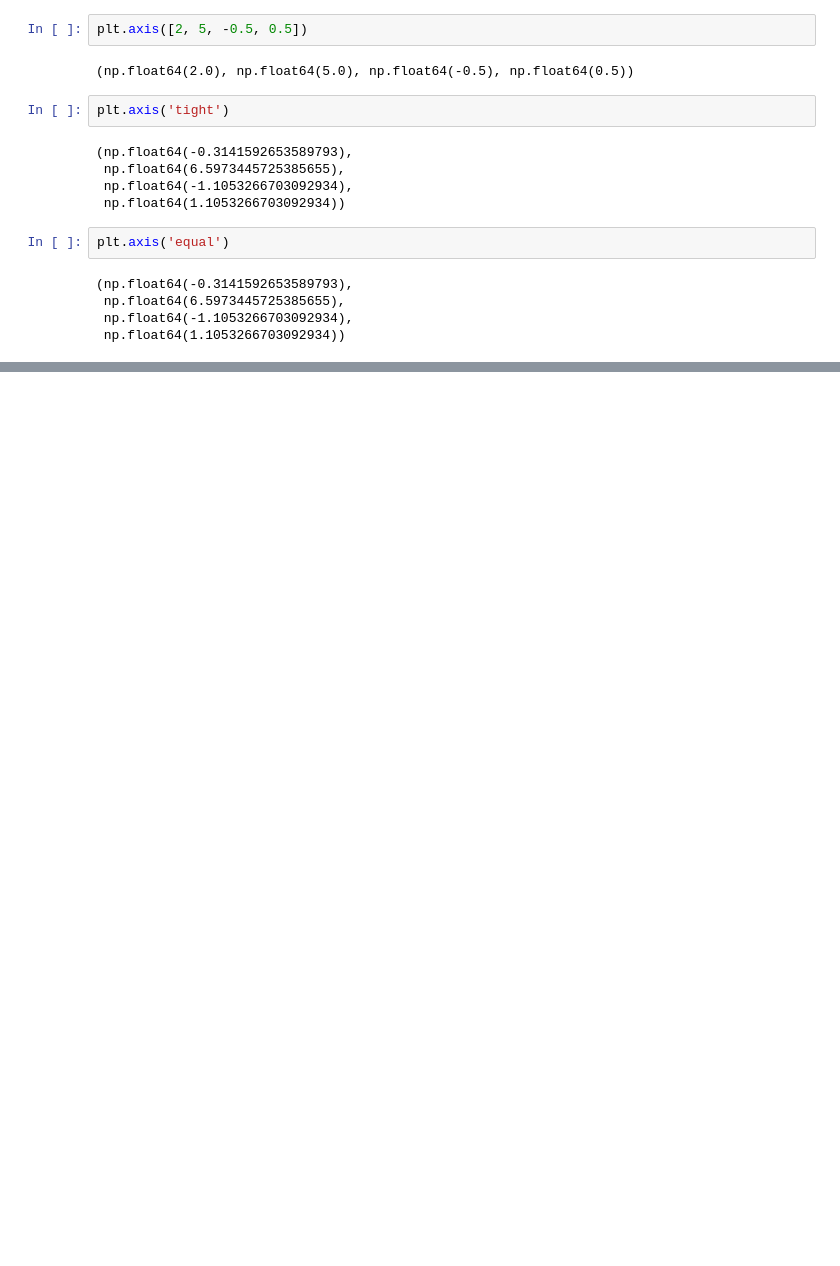
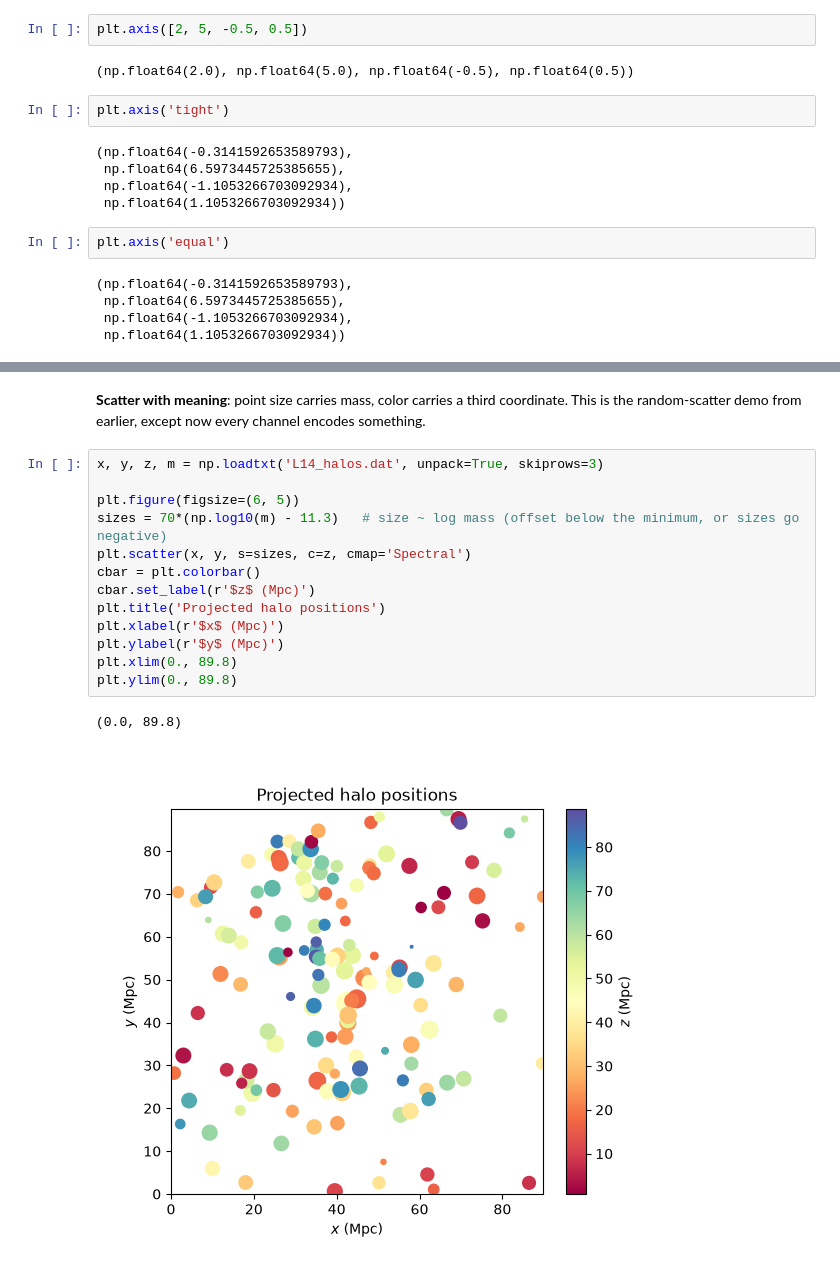
Before and after one commit to Anuva12/ast457_2026_Fall, a Jupyter notebook: lecture/01/matplotlib_demo.ipynb, the cells around one changed output, grey strips where cells are left out. Drawn from its saved outputs; the diff is of its cells as text; blank space fills up the shorter version.

```diff
--- a/lecture/01/matplotlib_demo.ipynb
+++ b/lecture/01/matplotlib_demo.ipynb
@@ -145,0 +154,20 @@ n, bins, patches = plt.hist(x, 50, density=True, facecolor='g')
+# %% [markdown]
+**Scatter with meaning**: point size carries mass, color carries a third
+coordinate. This is the random-scatter demo from earlier, except now every
+channel encodes something.
+# %%
+x, y, z, m = np.loadtxt('L14_halos.dat', unpack=True, skiprows=3)
+
+plt.figure(figsize=(6, 5))
+sizes = 70*(np.log10(m) - 11.3)   # size ~ log mass (offset below the minimum, or sizes go negative)
+plt.scatter(x, y, s=sizes, c=z, cmap='Spectral')
+cbar = plt.colorbar()
+cbar.set_label(r'$z$ (Mpc)')
+plt.title('Projected halo positions')
+plt.xlabel(r'$x$ (Mpc)')
+plt.ylabel(r'$y$ (Mpc)')
+plt.xlim(0., 89.8)
+plt.ylim(0., 89.8)
+# %% [output]
+(0.0, 89.8)
+[figure, added]
```
Also changed, not shown: parts of 12 cells of this notebook, 4 other files.
